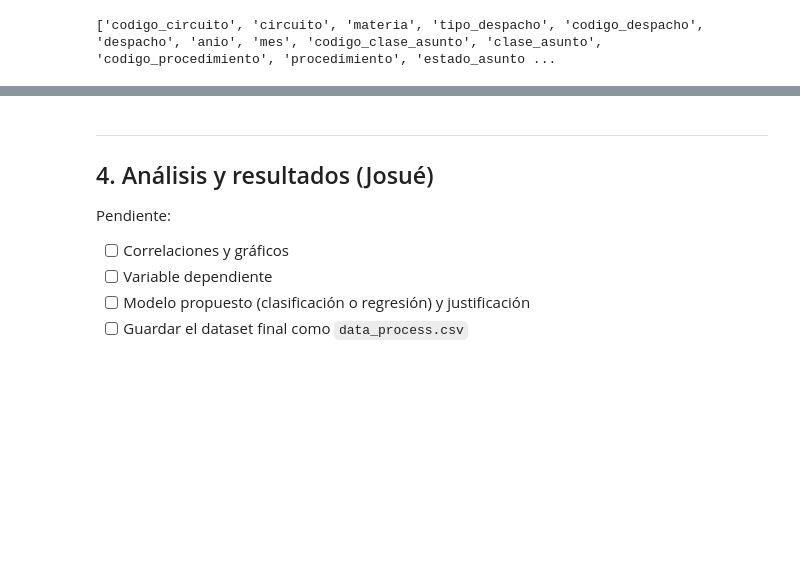
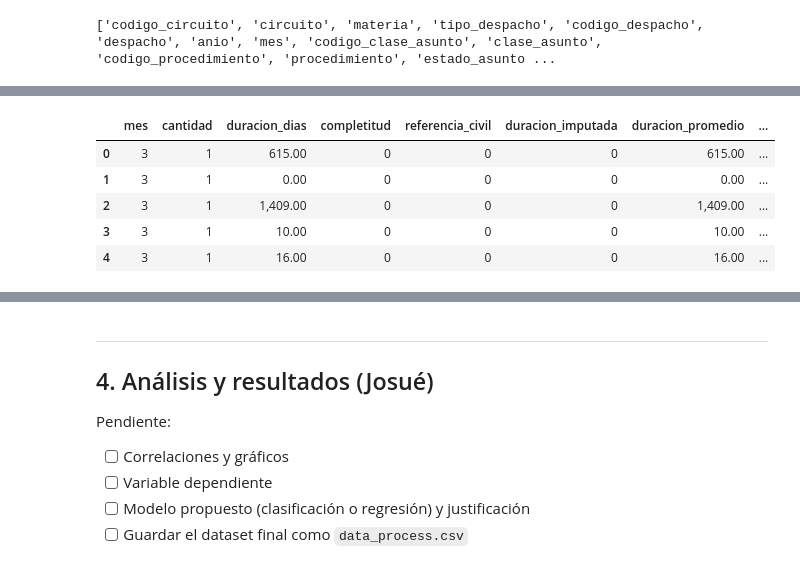
Before and after one commit to Kyaroruki/Laboratorio-4-Mineria-Datos, a Jupyter notebook: lab4_IC2025.ipynb, the cells around one changed output, grey strips where cells are left out. Drawn from its saved outputs; the diff is of its cells as text; code cells hidden in the pictures; blank space fills up the shorter version.

```diff
--- a/lab4_IC2025.ipynb
+++ b/lab4_IC2025.ipynb
@@ -271,0 +705,74 @@ Pendiente:
+# %%
+# 3.2 CONVERSIÓN DE VARIABLES CATEGÓRICAS A NUMÉRICAS
+
+BINARIAS = {
+    "completitud": {"COMPLETA": 0, "INCOMPLETA": 1},
+    "referencia_civil": {"NO APLICA": 0, "SI": 1},
+}
+ONE_HOT = ["materia", "termina_medida_alterna", "termina_conciliacion"]
+FRECUENCIA = ["circuito", "tipo_despacho", "despacho", "clase_asunto", "procedimiento",
+              "estado_asunto", "estado_asunto_agrupado", "fase", "delito"]
+
+def nombre_columna(texto):
+    """'materia_PENAL JUVENIL' -> 'materia_penal_juvenil' (mismo estilo que el resto de columnas)."""
+    return "_".join(str(texto).lower().replace("/", " ").replace("-", " ").replace(".", " ").split())
+
+def codificar_binarias(datos, reglas):
+    """
+    Cambia las columnas de 2 valores por 0 y 1 según el diccionario de reglas.
+    Justificación: con dos valores basta una sola columna; el 1 indica el caso menos común
+    (INCOMPLETA, SI). duracion_imputada pasa de True/False a 1/0.
+    """
+    datos = datos.copy()
+    for col, mapa in reglas.items():
+        datos[col] = datos[col].astype(str).map(mapa).astype("int8")
+    datos["duracion_imputada"] = datos["duracion_imputada"].astype("int8")
+    return datos
+
+def codificar_one_hot(datos, columnas):
+    """
+    Crea una columna 0/1 por cada categoría.
+    Justificación: las materias y los valores SI / NO / NO APLICA no tienen un orden, así que
+    numerarlos (0, 1, 2...) inventaría uno. Con pocas categorías, one-hot no agrega
+    demasiadas columnas. Se conservan todas las categorías (no se usa drop_first) para que la
+    sección 4 pueda ver la correlación de cada una; en un modelo lineal se debe quitar una por variable.
+    """
+    dummies = pd.get_dummies(datos[columnas], prefix=columnas, dtype="int8")
+    dummies.columns = [nombre_columna(c) for c in dummies.columns]
+    print(f"One-hot: {len(columnas)} columnas -> {dummies.shape[1]} columnas 0/1")
+    return pd.concat([datos.drop(columns=columnas), dummies], axis=1)
+
+def codificar_frecuencia(datos, columnas):
+    """
+    Cambia cada categoría por la proporción de filas que la tienen (columna nueva *_frec).
+    Justificación: estas columnas tienen entre 40 y 900 categorías.
+    - One-hot crearía miles de columnas casi vacías.
+    - Numerarlas (label encoding) inventaría un orden alfabético que no existe.
+    - Codificarlas con la duración promedio (target encoding) filtraría la variable que se
+      quiere predecir.
+    La frecuencia da una sola columna numérica sin inventar un orden. Indica si la categoría es
+    común (por ejemplo, despachos con mucho volumen) o rara.
+    Limitación: dos categorías con la misma frecuencia quedan con el mismo valor.
+    Devuelve el DataFrame y los mapas categoría -> frecuencia, para poder aplicarlos a datos nuevos.
+    """
+    datos = datos.copy()
+    mapas, filas = {}, []
+    for col in columnas:
+        texto = datos[col].astype(str)
+        mapa = texto.value_counts(normalize=True)
+        datos[col + "_frec"] = texto.map(mapa).astype("float64")
+        mapas[col] = mapa
+        filas.append([col, len(mapa), datos[col + "_frec"].nunique()])
+    print(pd.DataFrame(filas, columns=["columna", "categorias", "valores_distintos_frec"]).to_string(index=False))
+    return datos.drop(columns=columnas), mapas
+
+df_transformado = df_tipos.drop(columns=COLUMNAS_CODIGO)   # redundantes con su descripción
+df_transformado = codificar_binarias(df_transformado, BINARIAS)
+df_transformado = codificar_one_hot(df_transformado, ONE_HOT)
+df_transformado, mapas_frecuencia = codificar_frecuencia(df_transformado, FRECUENCIA)
+
+no_numericas = df_transformado.select_dtypes(exclude="number").columns.tolist()
+print("\nColumnas que no son numéricas:", no_numericas if no_numericas else "ninguna")
+print("Forma:", df_transformado.shape, "| Nulos:", int(df_transformado.isna().sum().sum()))
+df_transformado.head()
+# %% [output]
@@ -271,0 +793,6 @@ Pendiente:
+|  | mes | cantidad | duracion_dias | completitud | referencia_civil | duracion_imputada | duracion_promedio | ... |
+| 0 | 3 | 1 | 615.00 | 0 | 0 | 0 | 615.00 | ... |
+| 1 | 3 | 1 | 0.00 | 0 | 0 | 0 | 0.00 | ... |
+| 2 | 3 | 1 | 1,409.00 | 0 | 0 | 0 | 1,409.00 | ... |
+| 3 | 3 | 1 | 10.00 | 0 | 0 | 0 | 10.00 | ... |
+| 4 | 3 | 1 | 16.00 | 0 | 0 | 0 | 16.00 | ... |
```
Also changed, not shown: parts of 23 cells of this notebook.
